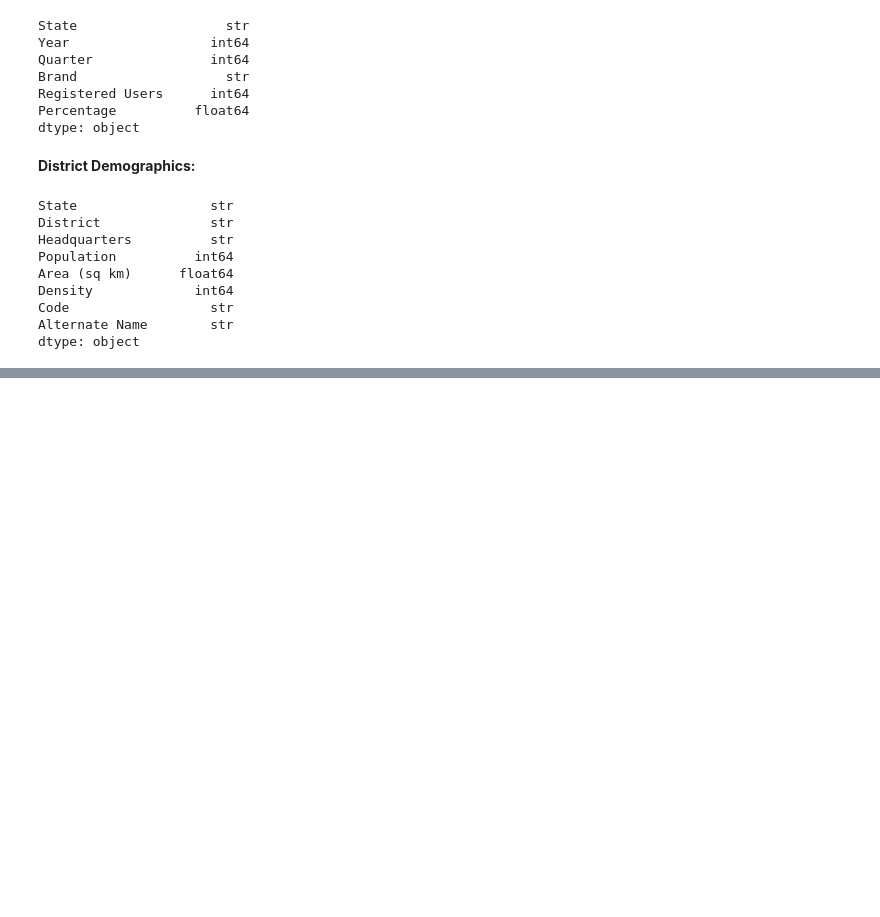
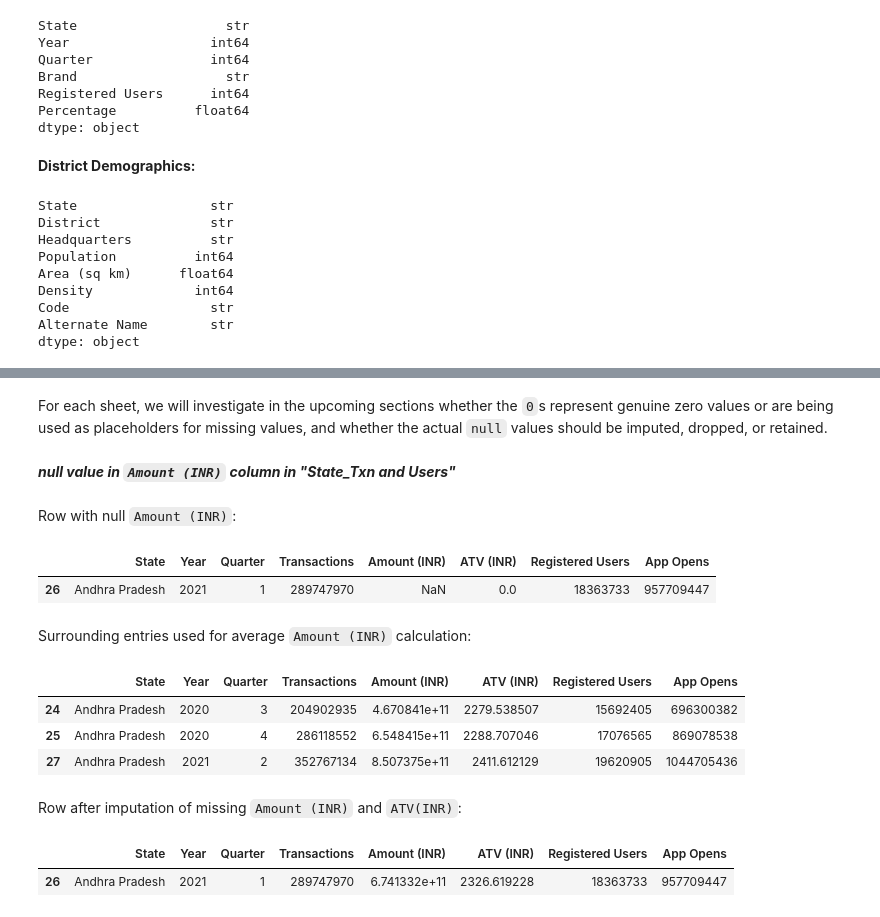
Before and after one commit to chetanchandel31/da_phone_pe, a Jupyter notebook: notebooks/01_phone_pe_analysis.ipynb, the cells around one changed output, grey strips where cells are left out. Drawn from its saved outputs; the diff is of its cells as text; code cells hidden in the pictures; blank space fills up the shorter version.

Commit message:
missing values wip

```diff
--- a/notebooks/01_phone_pe_analysis.ipynb
+++ b/notebooks/01_phone_pe_analysis.ipynb
@@ -269,0 +310,42 @@ dtype: object
+# %% [markdown]
+For each sheet, we will investigate in the upcoming sections whether the `0`s represent genuine zero values or are being used as placeholders for missing values, and whether the actual `null` values should be imputed, dropped, or retained.
+# %% [markdown]
+***null value in `Amount (INR)` column in "State_Txn and Users"***
+# %%
+df = dfs["state_txn_users"]
+# inspecting missing value row
+display(Markdown("Row with null `Amount (INR)`:"))
+display(df[df["Amount (INR)"].isna()])
+
+# andhra pradesh entries from 2020 q3, 2020 q4 and 2021 q2
+mask = ((df["State"] == "Andhra Pradesh") & (df["Year"] == 2021) & (df["Quarter"] == 2)) | (
+    (df["State"] == "Andhra Pradesh") & (df["Year"] == 2020) & (df["Quarter"].isin([3, 4]))
+)
+
+display(Markdown("Surrounding entries used for average `Amount (INR)` calculation:"))
+display(df[mask])
+
+avg_atv_from_surrounding_entries = df[mask]["ATV (INR)"].mean()
+
+mask_missing_amount_row = (
+    (df["State"] == "Andhra Pradesh") & (df["Year"] == 2021) & (df["Quarter"] == 1)
+)
+df.loc[mask_missing_amount_row, "ATV (INR)"] = avg_atv_from_surrounding_entries
+df.loc[mask_missing_amount_row, "Amount (INR)"] = (
+    df[mask_missing_amount_row]["Transactions"] * avg_atv_from_surrounding_entries
+)
+
+display(Markdown("Row after imputation of missing `Amount (INR)` and `ATV(INR)`:"))
+display(df.loc[mask_missing_amount_row])
+# %% [output]
+Row with null `Amount (INR)`:
+|  | State | Year | Quarter | Transactions | Amount (INR) | ATV (INR) | Registered Users | App Opens |
+| 26 | Andhra Pradesh | 2021 | 1 | 289747970 | NaN | 0.0 | 18363733 | 957709447 |
+Surrounding entries used for average `Amount (INR)` calculation:
+|  | State | Year | Quarter | Transactions | Amount (INR) | ATV (INR) | Registered Users | App Opens |
+| 24 | Andhra Pradesh | 2020 | 3 | 204902935 | 4.670841e+11 | 2279.538507 | 15692405 | 696300382 |
+| 25 | Andhra Pradesh | 2020 | 4 | 286118552 | 6.548415e+11 | 2288.707046 | 17076565 | 869078538 |
+| 27 | Andhra Pradesh | 2021 | 2 | 352767134 | 8.507375e+11 | 2411.612129 | 19620905 | 1044705436 |
+Row after imputation of missing `Amount (INR)` and `ATV(INR)`:
+|  | State | Year | Quarter | Transactions | Amount (INR) | ATV (INR) | Registered Users | App Opens |
+| 26 | Andhra Pradesh | 2021 | 1 | 289747970 | 6.741332e+11 | 2326.619228 | 18363733 | 957709447 |
```
Also changed, not shown: parts of 12 cells of this notebook.
